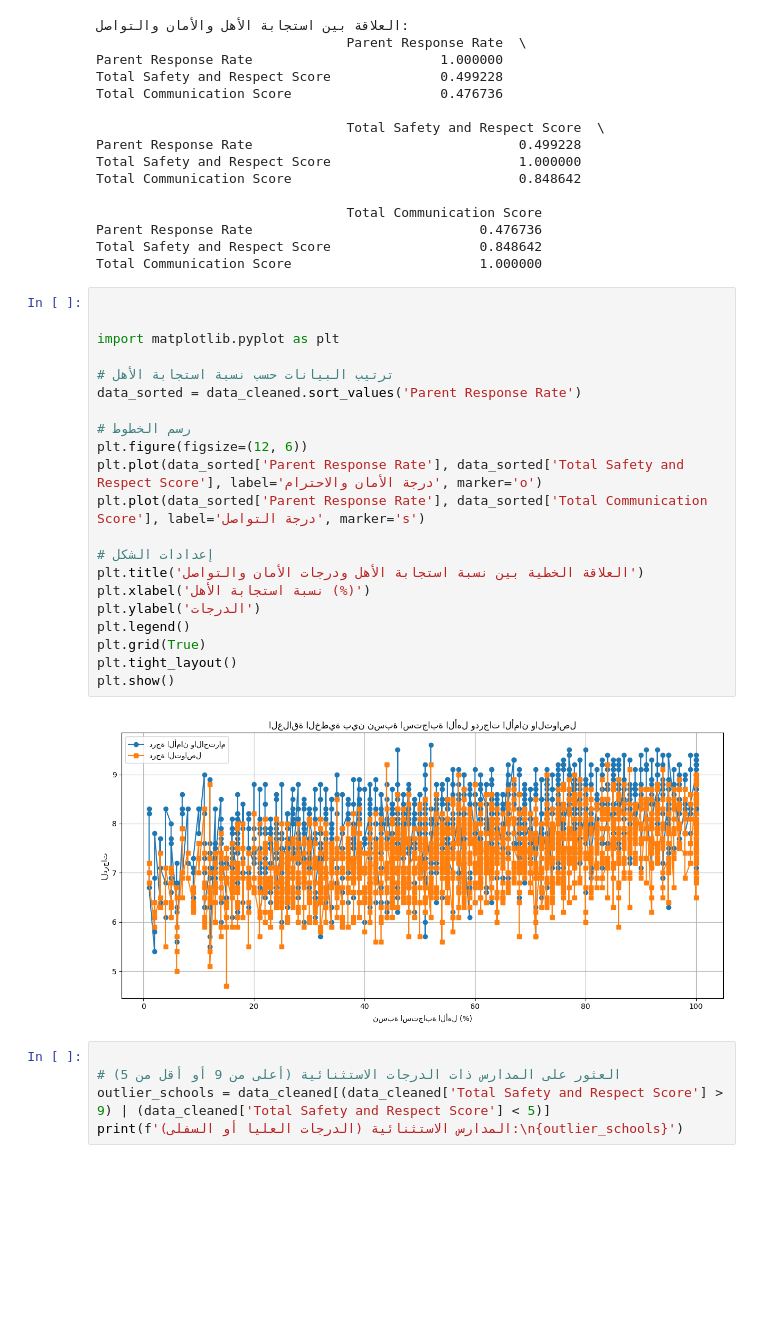
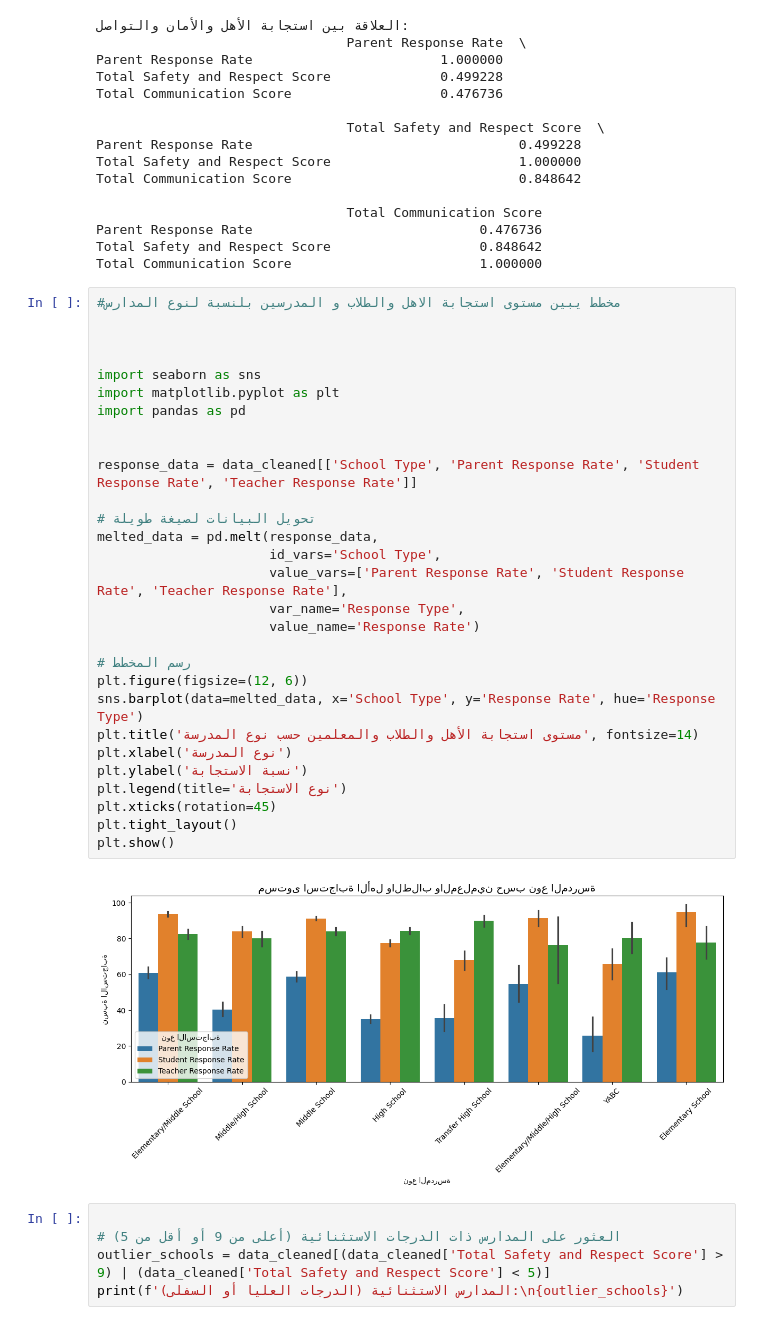
Before and after one commit to Raed11998/Task3, a Jupyter notebook: task3.ipynb, the cells around one changed output. Cells and saved outputs as stored; diff of their text form; blank space fills up the shorter version.

```diff
--- a/task3.ipynb
+++ b/task3.ipynb
@@ -151,29 +151,37 @@ Total Communication Score                             0.848642
 Parent Response Rate                             0.476736
 Total Safety and Respect Score                   0.848642
 Total Communication Score                        1.000000
-# %%
-
-
-import matplotlib.pyplot as plt
-
-# ترتيب البيانات حسب نسبة استجابة الأهل
-data_sorted = data_cleaned.sort_values('Parent Response Rate')
-
-# رسم الخطوط
-plt.figure(figsize=(12, 6))
-plt.plot(data_sorted['Parent Response Rate'], data_sorted['Total Safety and Respect Score'], label='درجة الأمان والاحترام', marker='o')
-plt.plot(data_sorted['Parent Response Rate'], data_sorted['Total Communication Score'], label='درجة التواصل', marker='s')
-
-# إعدادات الشكل
-plt.title('العلاقة الخطية بين نسبة استجابة الأهل ودرجات الأمان والتواصل')
-plt.xlabel('نسبة استجابة الأهل (%)')
-plt.ylabel('الدرجات')
-plt.legend()
-plt.grid(True)
-plt.tight_layout()
-plt.show()
-# %% [output]
-[figure, removed]
+# %%
+#مخطط يبين مستوى استجابة الاهل والطلاب و المدرسين بلنسبة لنوع المدارس
+
+
+
+import seaborn as sns
+import matplotlib.pyplot as plt
+import pandas as pd
+
+
+response_data = data_cleaned[['School Type', 'Parent Response Rate', 'Student Response Rate', 'Teacher Response Rate']]
+
+# تحويل البيانات لصيغة طويلة
+melted_data = pd.melt(response_data,
+                      id_vars='School Type',
+                      value_vars=['Parent Response Rate', 'Student Response Rate', 'Teacher Response Rate'],
+                      var_name='Response Type',
+                      value_name='Response Rate')
+
+# رسم المخطط
+plt.figure(figsize=(12, 6))
+sns.barplot(data=melted_data, x='School Type', y='Response Rate', hue='Response Type')
+plt.title('مستوى استجابة الأهل والطلاب والمعلمين حسب نوع المدرسة', fontsize=14)
+plt.xlabel('نوع المدرسة')
+plt.ylabel('نسبة الاستجابة')
+plt.legend(title='نوع الاستجابة')
+plt.xticks(rotation=45)
+plt.tight_layout()
+plt.show()
+# %% [output]
+[figure, added]
 # %%
 
 # العثور على المدارس ذات الدرجات الاستثنائية (أعلى من 9 أو أقل من 5)
```
Also changed, not shown: parts of 1 cell of this notebook.
